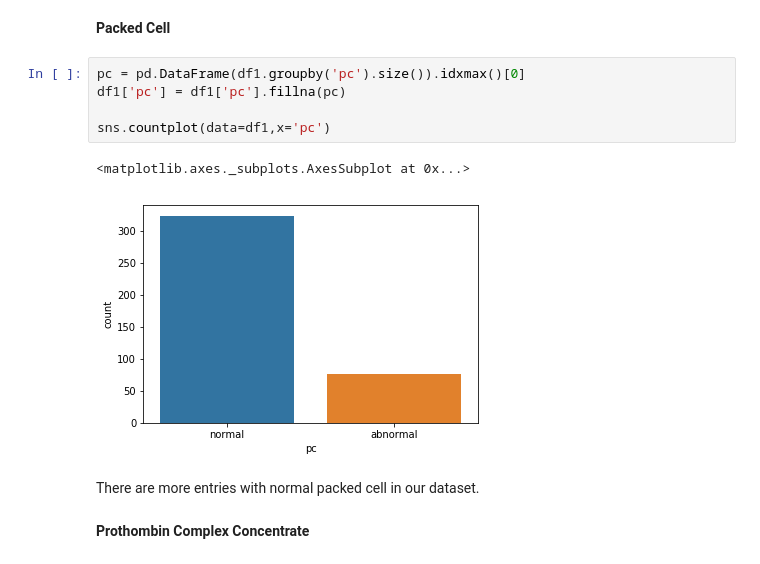
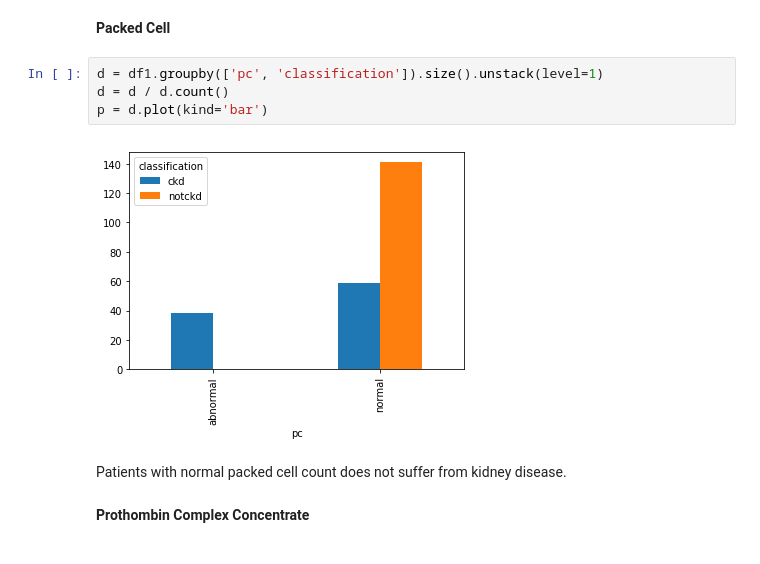
Before and after one commit to NortheasternUniversityADS/Final-Project, a Jupyter notebook: Kidney Disease/EDA.ipynb, the cells around one changed output. Saved outputs shown, nothing was run; the diff lists cells and outputs as text.

```diff
--- a/Kidney Disease/EDA.ipynb
+++ b/Kidney Disease/EDA.ipynb
@@ -64,14 +86,12 @@ There are more entries with normal red blood cell in our dataset.
 # %% [markdown]
 **Packed Cell**
-# %%
-pc = pd.DataFrame(df1.groupby('pc').size()).idxmax()[0]
-df1['pc'] = df1['pc'].fillna(pc)
-
-sns.countplot(data=df1,x='pc')
-# %% [output]
-<matplotlib.axes._subplots.AxesSubplot at 0x...>
-[figure, removed]
-# %% [markdown]
-There are more entries with normal packed cell in our dataset.
+# %%
+d = df1.groupby(['pc', 'classification']).size().unstack(level=1)
+d = d / d.count()
+p = d.plot(kind='bar')
+# %% [output]
+[figure, added]
+# %% [markdown]
+Patients with normal packed cell count does not suffer from kidney disease.
 # %% [markdown]
 **Prothombin Complex Concentrate**
```
Also changed, not shown: parts of 38 cells of this notebook, 2 other files.
